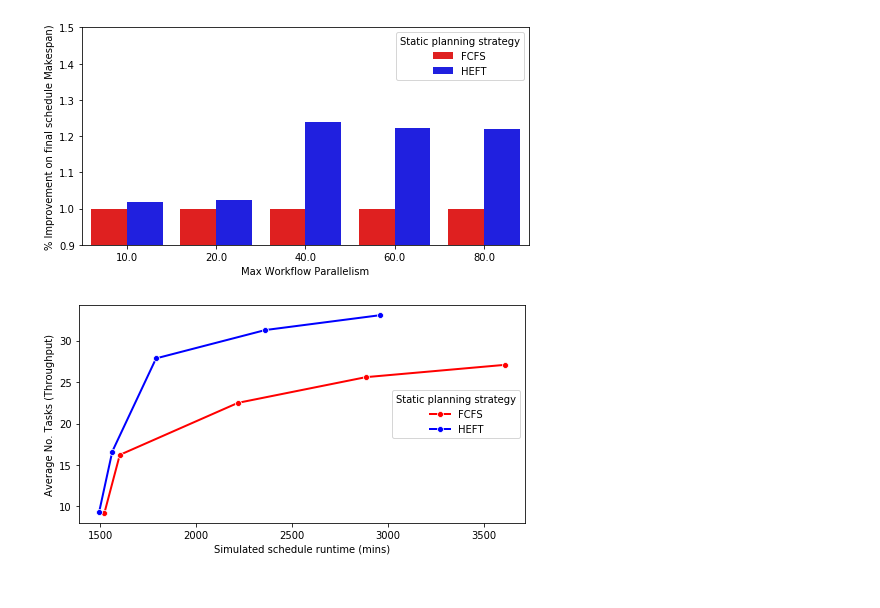
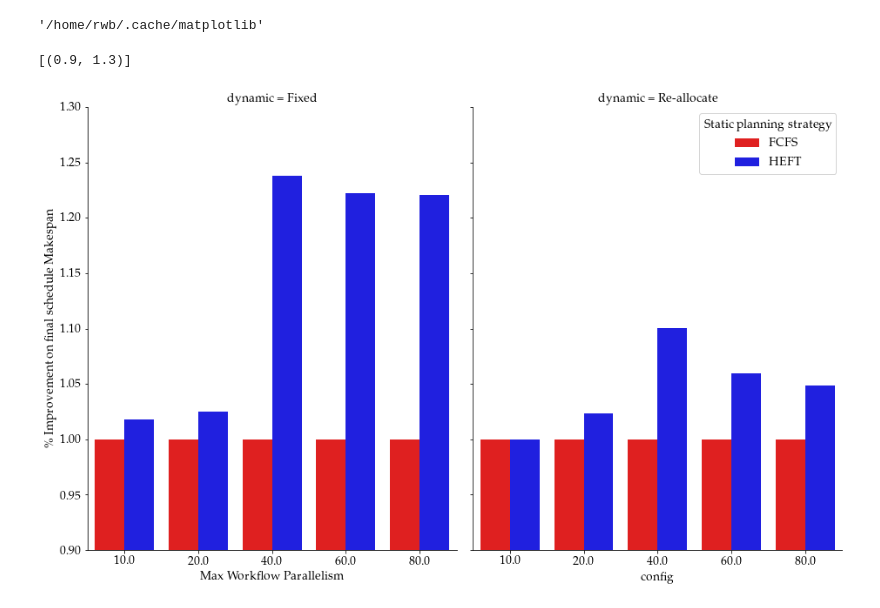
Before and after one commit to top-sim/experiments, a Jupyter notebook: visualisation_playground/visualisation-basline.ipynb, the cells around one changed output. Saved outputs shown, nothing was run; the diff lists cells and outputs as text; code cells hidden in the pictures.

Commit message:
Playing around with new dynamic scheduling model output

```diff
--- a/visualisation_playground/visualisation-basline.ipynb
+++ b/visualisation_playground/visualisation-basline.ipynb
@@ -194,0 +69,3 @@ INFO:topsim.core.scheduler:wallaby has 88 tasks @ 842
+# %%
+import pandas as pd
+global_sim_new = pd.read_pickle('visualisation_playground/simulation_output.pkl')
@@ -195,42 +117,47 @@ INFO:topsim.core.scheduler:wallaby has 88 tasks @ 842
+# %%
+import matplotlib as mpl
+mpl.get_cachedir()
+# %% [output]
+'/home/rwb/.cache/matplotlib'
+# %%
+import matplotlib.pyplot as plt
+import seaborn as sns
+plt.rcParams.update({
+    "text.usetex": True,
+    "font.family": ["serif"],
+    "font.serif": ["Palatino"],
+    'font.size': 14
+})
+
+# fig, ax = plt.subplots(figsize=(8,4))
+plot = sns.catplot(data=total_df,x='config', y='increase', hue='planning',
+                   col='dynamic',kind="bar",legend=False,palette=["red", "blue"],height=8, aspect=.8)
+ax = plot.axes[0][1]
+h, l = ax.get_legend_handles_labels()
+ax.legend(h,['FCFS','HEFT'], title='Static planning strategy',loc='upper right')
+ax = plot.axes[0][0]
+ax.set_ylabel('\% Improvement on final schedule Makespan')
+ax.set_xlabel('Max Workflow Parallelism')
+ax.set(ylim=(0.9,1.3))
+# fig.savefig('ratio_comparison.png', format="png")
+# %% [output]
+[(0.9, 1.3)]
+[figure, added]
 # %%
-# PLOTTING SIMULATION DATA - originally produced in a Jupyter Notebook
+dfnew = global_sim_new.groupby(['planning','delay', 'config']).size().astype(float).reset_index(name='time').sort_values(by=['planning'])
+df_tasksnew = global_sim_new.groupby(['planning','delay', 'config'])['running_tasks'].mean().astype(float).reset_index(name='mean_tasks').sort_values(by=['planning'])
+dfnew['config'] = dfnew['config'].str.replace('2021_isc-hpc/config/single_size/40cluster/mos_sw','').str.strip('.json').astype(float)
+df_tasksnew['config'] =df_tasksnew['config'].str.replace('2021_isc-hpc/config/single_size/40cluster/mos_sw','').str.strip('.json').astype(float)
 
-# Group by planning, delay, and config to get the simulation time for each
-# simulation.
-df = global_sim.groupby(['planning','delay', 'config']).size().astype(float).reset_index(name='time').sort_values(by=['planning'])
-df['config'] = df['config'].str.replace('2021_isc-hpc/config/single_size/40cluster/mos_sw','').str.strip('.json').astype(float)
-basetime = pd.Series(df[df['planning'] == 'fcfs']['time'])
-basetime = basetime.append(basetime,ignore_index=True)
-df['increase'] = basetime/df['time']
+df_tasksnew['dynamic']= ['Fixed' for x in range(10)]
+plotdata_new= pd.merge(dfnew, df_tasksnew, on=['planning', 'config'])
 
-import matplotlib.pyplot as plt
-import seaborn as sns
 
-fig, ax = plt.subplots(figsize=(8,4))
-plot = sns.barplot(data=df,x='config', y='increase', hue='planning', palette=['red','blue'],
-axes=ax)
-h, l = ax.get_legend_handles_labels()
-ax.legend(h,['FCFS','HEFT'], title='Static planning strategy',loc='upper right')
-ax.set_ylabel('% Improvement on final schedule Makespan)')
-ax.set_xlabel('Max Workflow Parallelism')
-ax.set(ylim=(0.9,1.5))
-# fig.savefig('ratio_comparison.png', format="png")
-plt.show()
 df = global_sim.groupby(['planning','delay', 'config']).size().astype(float).reset_index(name='time').sort_values(by=['planning'])
 df_tasks = global_sim.groupby(['planning','delay', 'config'])['running_tasks'].mean().astype(float).reset_index(name='mean_tasks').sort_values(by=['planning'])
-df['config'] = df['config'].str.replace('2021_isc-hpc/config/single_size/40cluster/mos_sw','').str.strip('.json').astype(float)
-df_tasks['config'] =df_tasks['config'].str.replace('2021_isc-hpc/config/single_size/40cluster/mos_sw','').str.strip('.json').astype(float)
-fig, ax = plt.subplots(figsize=(8,4))
+df['config'] = df['config'].str.replace('visualisation_playground/sim_config/single_size/40cluster/mos_sw','').str.strip('.json').astype(float)
+df_tasks['config'] =df_tasks['config'].str.replace('visualisation_playground/sim_config/single_size/40cluster/mos_sw','').str.strip('.json').astype(float)
+df_tasks['dynamic'] = ['Re-allocated' for x in range(10)]
 plotdata = pd.merge(df, df_tasks, on=['planning', 'config'])
-sns.lineplot(data=plotdata,x='time', y='mean_tasks',hue='planning',axes=ax,palette=['red','blue'],linewidth = 2,
-            markers=['o','o'],style='planning',dashes=False)
-
-ax.set_ylabel('Average No. Tasks (Throughput)')
-ax.set_xlabel('Simulated schedule runtime (mins)')
-ax.legend(title='Static planning strategy',labels=['FCFS','HEFT'],loc='center right')
-plt.show()
-# fig.savefig('tasks_throughput.svg', format="svg")
-plt.show()
+frames = [plotdata_new,plotdata]
+totalplotdata = pd.concat(frames, ignore_index=True)
-# %% [output]
-[figure, removed]
-[figure, removed]
```
Also changed, not shown: parts of 4 cells of this notebook.
